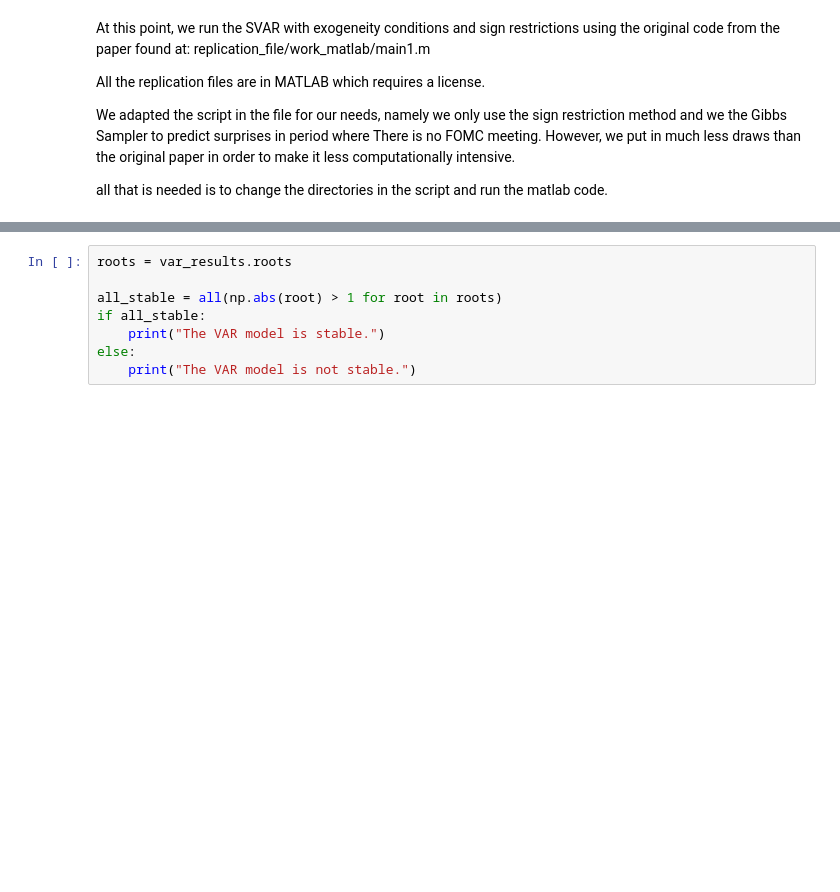
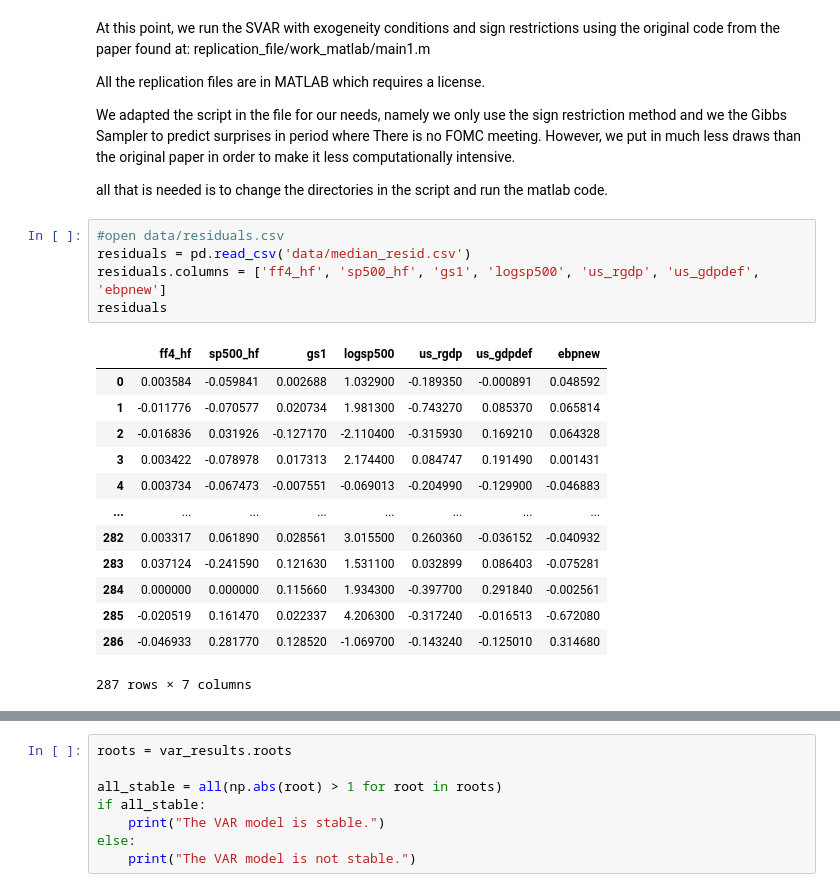
Before and after one commit to GianiRanzetti/BayesianVAR-Monetary-Policy-Effect-On-Asset-Prices, a Jupyter notebook: svar_irfs.ipynb, the cells around one changed output, grey strips where cells are left out. Saved outputs shown, nothing was run; the diff lists cells and outputs as text; blank space fills up the shorter version.

```diff
--- a/svar_irfs.ipynb
+++ b/svar_irfs.ipynb
@@ -353,3 +353,22 @@ All the replication files are in MATLAB which requires a license.
 We adapted the script in the file for our needs, namely we only use the sign restriction method and we the Gibbs Sampler to predict surprises in period where There is no FOMC meeting. However, we put in much less draws than the original paper in order to make it less computationally intensive.
 
 all that is needed is to change the directories in the script and run the matlab code.
+# %%
+#open data/residuals.csv
+residuals = pd.read_csv('data/median_resid.csv')
+residuals.columns = ['ff4_hf', 'sp500_hf', 'gs1', 'logsp500', 'us_rgdp', 'us_gdpdef', 'ebpnew']
+residuals
+# %% [output]
+|  | ff4_hf | sp500_hf | gs1 | logsp500 | us_rgdp | us_gdpdef | ebpnew |
+| 0 | 0.003584 | -0.059841 | 0.002688 | 1.032900 | -0.189350 | -0.000891 | 0.048592 |
+| 1 | -0.011776 | -0.070577 | 0.020734 | 1.981300 | -0.743270 | 0.085370 | 0.065814 |
+| 2 | -0.016836 | 0.031926 | -0.127170 | -2.110400 | -0.315930 | 0.169210 | 0.064328 |
+| 3 | 0.003422 | -0.078978 | 0.017313 | 2.174400 | 0.084747 | 0.191490 | 0.001431 |
+| 4 | 0.003734 | -0.067473 | -0.007551 | -0.069013 | -0.204990 | -0.129900 | -0.046883 |
+| ... | ... | ... | ... | ... | ... | ... | ... |
+| 282 | 0.003317 | 0.061890 | 0.028561 | 3.015500 | 0.260360 | -0.036152 | -0.040932 |
+| 283 | 0.037124 | -0.241590 | 0.121630 | 1.531100 | 0.032899 | 0.086403 | -0.075281 |
+| 284 | 0.000000 | 0.000000 | 0.115660 | 1.934300 | -0.397700 | 0.291840 | -0.002561 |
+| 285 | -0.020519 | 0.161470 | 0.022337 | 4.206300 | -0.317240 | -0.016513 | -0.672080 |
+| 286 | -0.046933 | 0.281770 | 0.128520 | -1.069700 | -0.143240 | -0.125010 | 0.314680 |
+287 rows × 7 columns
```
Also changed, not shown: parts of 14 cells of this notebook, 36 other files.
